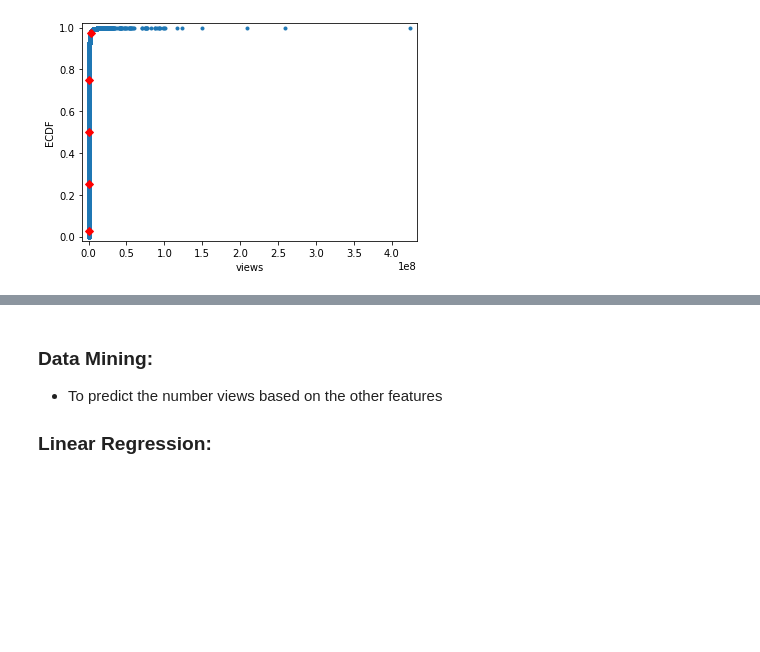
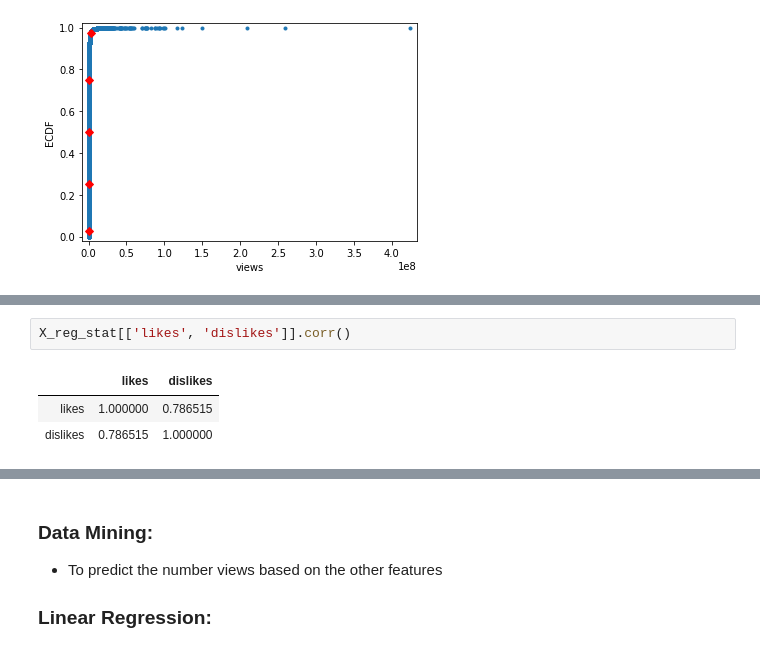
Before and after one commit to emami06/TrendingVideoYouTube, a Jupyter notebook: Notebooks/YouTube.ipynb, the cells around one changed output, grey strips where cells are left out. Drawn from its saved outputs; the diff is of its cells as text; blank space fills up the shorter version.

```diff
--- a/Notebooks/YouTube.ipynb
+++ b/Notebooks/YouTube.ipynb
@@ -807,0 +824,6 @@ plt.show()
+# %%
+X_reg_stat[['likes', 'dislikes']].corr()
+# %% [output]
+|  | likes | dislikes |
+| likes | 1.000000 | 0.786515 |
+| dislikes | 0.786515 | 1.000000 |
```
Also changed, not shown: parts of 15 cells of this notebook.
